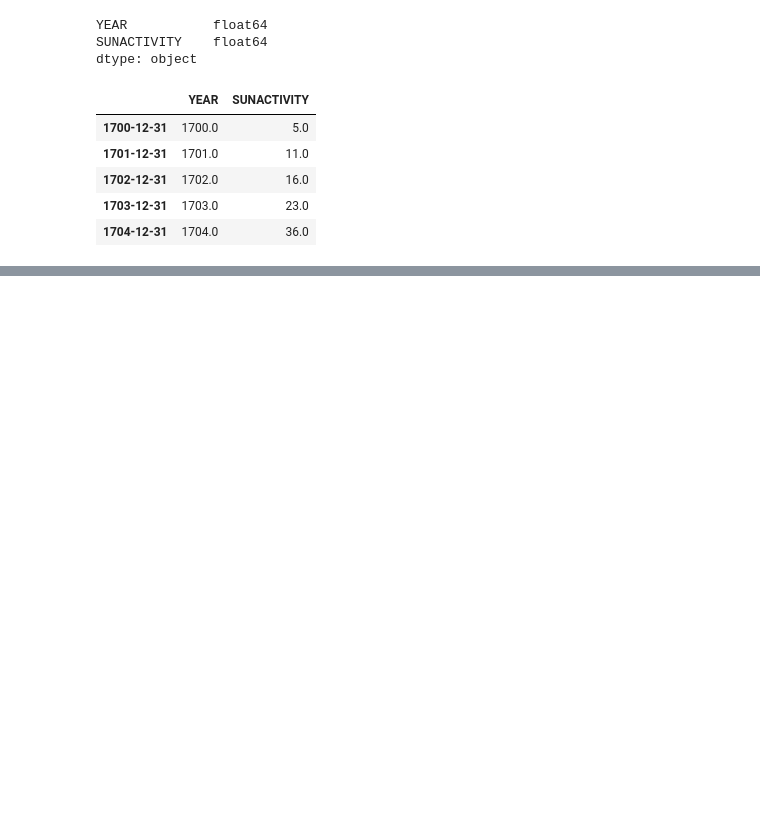
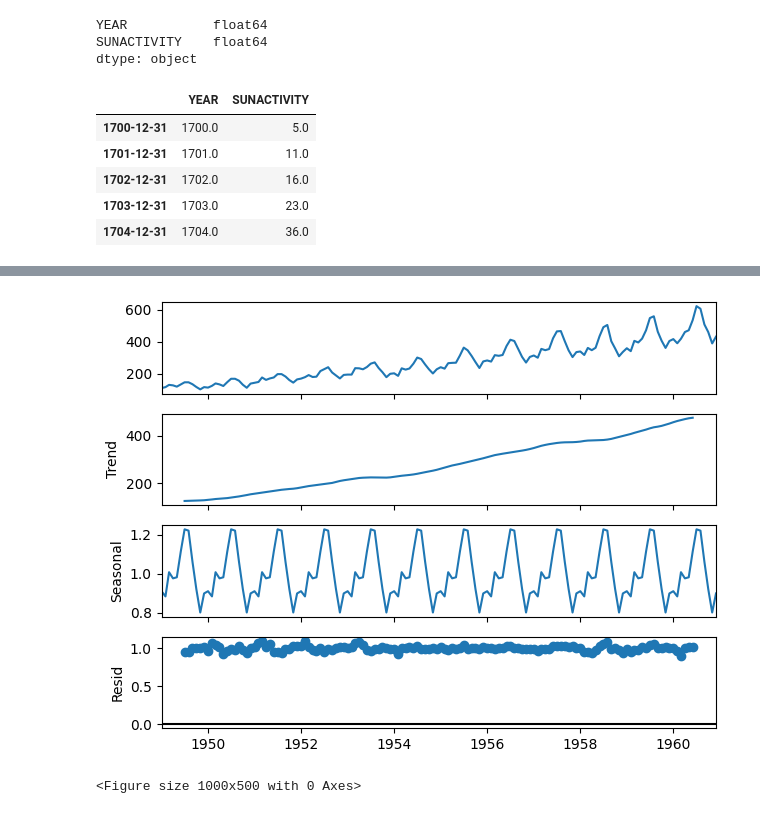
Before and after one commit to swethag04/ml-projects, a Jupyter notebook: time-series-decomposition.ipynb, the cells around one changed output, grey strips where cells are left out. Cells and saved outputs as stored; diff of their text form; code cells hidden in the pictures; blank space fills up the shorter version.

```diff
--- a/time-series-decomposition.ipynb
+++ b/time-series-decomposition.ipynb
@@ -60,0 +99,8 @@ plt.show()
+# %%
+air_decompose = seasonal_decompose(air, model='multiplicative', period=12)
+air_decompose.plot()
+plt.figure(figsize=(10,5))
+plt.show()
+# %% [output]
+[figure, added]
+<Figure size 1000x500 with 0 Axes>
```
Also changed, not shown: parts of 10 cells of this notebook.
